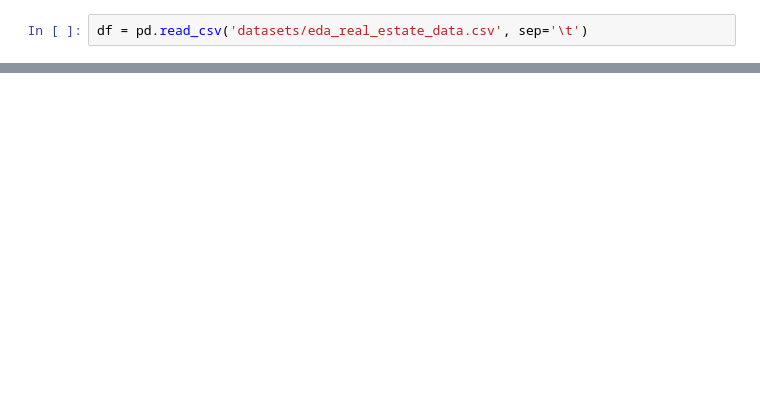
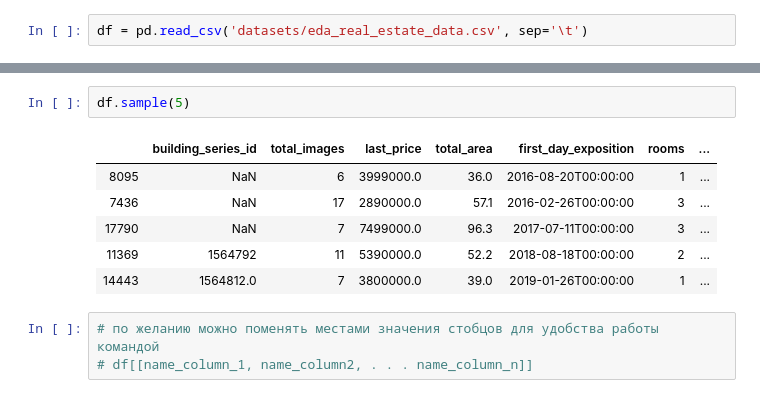
Before and after one commit to rendley/yandex_data_sciense, a Jupyter notebook: Step_3_Research_on_apartment_sales/research_on_apartment_sales.ipynb, the cells around one changed output, grey strips where cells are left out. Cells and saved outputs as stored; diff of their text form; blank space fills up the shorter version.

```diff
--- a/Step_3_Research_on_apartment_sales/research_on_apartment_sales.ipynb
+++ b/Step_3_Research_on_apartment_sales/research_on_apartment_sales.ipynb
@@ -18,0 +47,12 @@ df.head()
+# %%
+df.sample(5)
+# %% [output]
+|  | building_series_id | total_images | last_price | total_area | first_day_exposition | rooms | ... |
+| 8095 | NaN | 6 | 3999000.0 | 36.0 | 2016-08-20T00:00:00 | 1 | ... |
+| 7436 | NaN | 17 | 2890000.0 | 57.1 | 2016-02-26T00:00:00 | 3 | ... |
+| 17790 | NaN | 7 | 7499000.0 | 96.3 | 2017-07-11T00:00:00 | 3 | ... |
+| 11369 | 1564792 | 11 | 5390000.0 | 52.2 | 2018-08-18T00:00:00 | 2 | ... |
+| 14443 | 1564812.0 | 7 | 3800000.0 | 39.0 | 2019-01-26T00:00:00 | 1 | ... |
+# %%
+# по желанию можно поменять местами значения стобцов для удобства работы командой
+# df[[name_column_1, name_column2, . . . name_column_n]]
```
Also changed, not shown: parts of 45 cells of this notebook.
